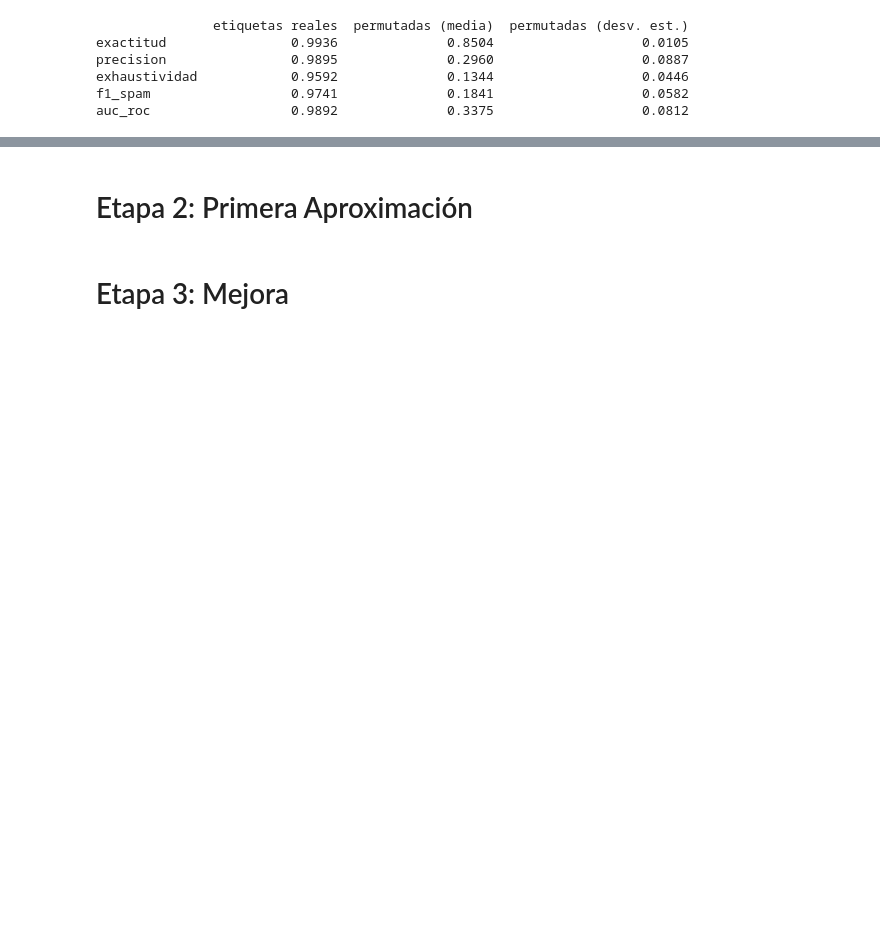
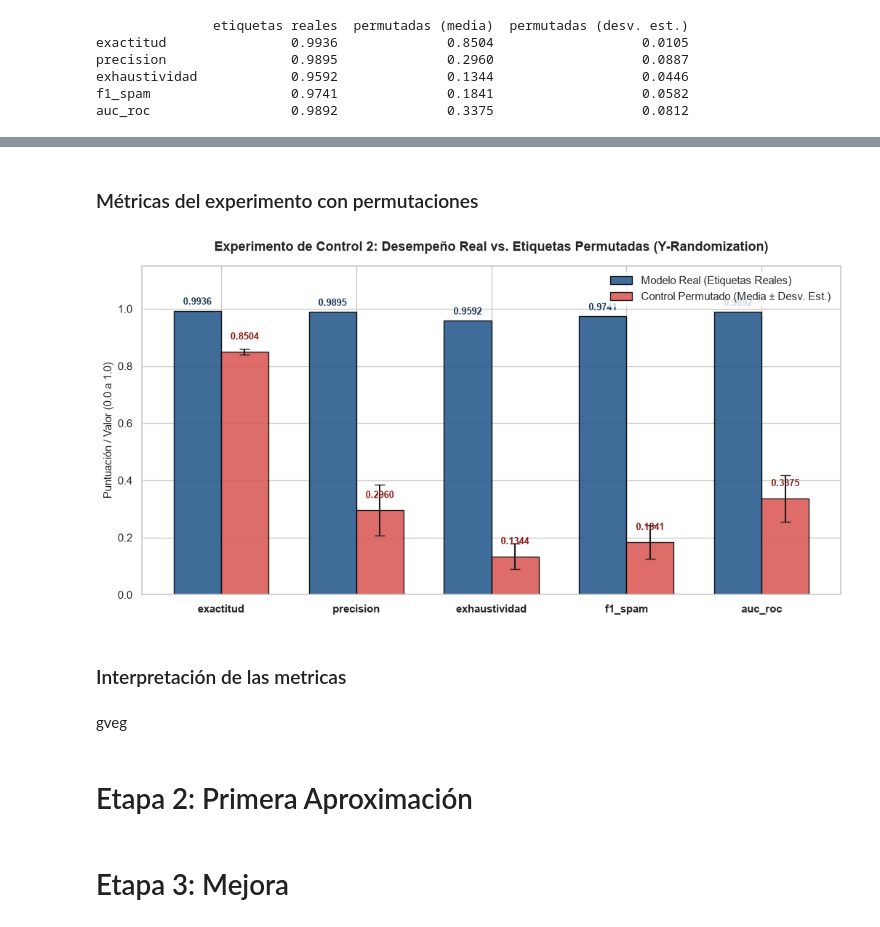
Before and after one commit to kao05/SpamAnalysis-TextMining, a Jupyter notebook: Project.ipynb, the cells around one changed output, grey strips where cells are left out. Cells and saved outputs as stored; diff of their text form; code cells hidden in the pictures; blank space fills up the shorter version.

```diff
--- a/Project.ipynb
+++ b/Project.ipynb
@@ -314,3 +445,81 @@ auc_roc                  0.9892              0.3375                   0.0812
+# %% [markdown]
+### Métricas del experimento con permutaciones
+# %%
+# Configuración del estilo visual
+sns.set_theme(style="whitegrid")
+
+# Extraer los datos del DataFrame resumen_perm
+metricas = resumen_perm.index
+reales = resumen_perm['etiquetas reales']
+perm_media = resumen_perm['permutadas (media)']
+perm_std = resumen_perm['permutadas (desv. est.)']
+
+x = np.arange(len(metricas))
+ancho = 0.35
+
+fig, ax = plt.subplots(figsize=(10.5, 5.5))
+
+# Barras para el modelo con etiquetas reales
+rects1 = ax.bar(
+    x - ancho/2,
+    reales,
+    ancho,
+    label='Modelo Real (Etiquetas Reales)',
+    color='#2b5c8f',
+    edgecolor='black',
+    alpha=0.9
+)
+
+# Barras para el experimento de control (permutadas) con barras de error
+rects2 = ax.bar(
+    x + ancho/2,
+    perm_media,
+    ancho,
+    yerr=perm_std,
+    capsize=5,
+    label='Control Permutado (Media ± Desv. Est.)',
+    color='#d9534f',
+    edgecolor='black',
+    alpha=0.85
+)
+
+# Etiquetas numéricas sobre cada barra
+for rect in rects1:
+    alto = rect.get_height()
+    ax.annotate(
+        f'{alto:.4f}',
+        xy=(rect.get_x() + rect.get_width() / 2, alto),
+        xytext=(0, 4),
+        textcoords="offset points",
+        ha='center', va='bottom', fontsize=9.5, fontweight='bold', color='#1f3a58'
+    )
+
+for rect in rects2:
+    alto = rect.get_height()
+    ax.annotate(
+        f'{alto:.4f}',
+        xy=(rect.get_x() + rect.get_width() / 2, alto),
+        xytext=(0, 10),
+        textcoords="offset points",
+        ha='center', va='bottom', fontsize=9.5, fontweight='bold', color='#8c1d18'
+    )
+
+# Formato de ejes y leyendas
+ax.set_ylabel('Puntuación / Valor (0.0 a 1.0)', fontsize=11)
+ax.set_title('Experimento de Control 2: Desempeño Real vs. Etiquetas Permutadas (Y-Randomization)', fontsize=13, fontweight='bold', pad=15)
+ax.set_xticks(x)
+ax.set_xticklabels(metricas, fontsize=11, fontweight='bold')
+ax.set_ylim(0, 1.15)
+ax.legend(loc='upper right', frameon=True, facecolor='white', edgecolor='none')
+
+plt.tight_layout()
+plt.show()
+# %% [output]
+[figure, added]
+# %% [markdown]
+### Interpretación de las metricas
+# %% [markdown]
+gveg
 # %% [markdown]
 # Etapa 2: Primera Aproximación
 # %% [markdown]
```
Also changed, not shown: parts of 16 cells of this notebook, 1 other file.
